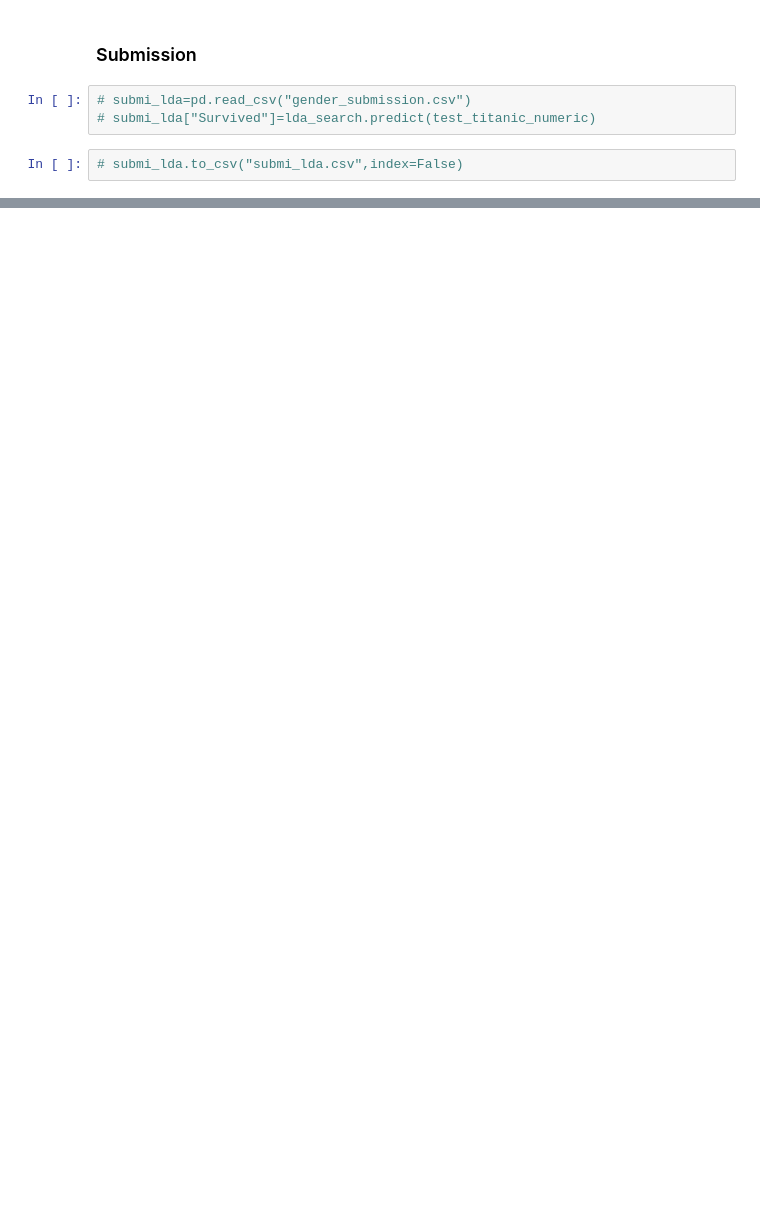
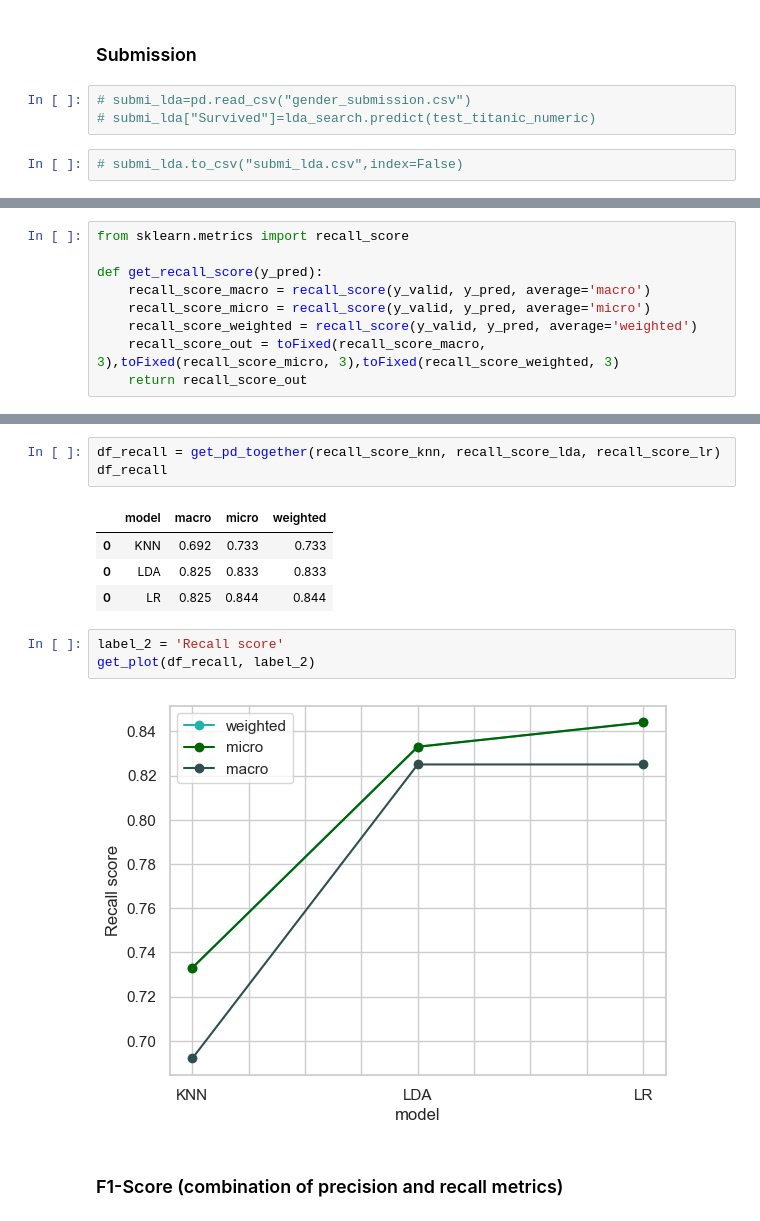
Before and after one commit to AdvancedGroupBootcamp/ai_marie_alex_moussa, a Jupyter notebook: MiniProject 3(Sample_Performance).ipynb, the cells around one changed output, grey strips where cells are left out. Cells and saved outputs as stored; diff of their text form; blank space fills up the shorter version.

```diff
--- a/MiniProject 3(Sample_Performance).ipynb
+++ b/MiniProject 3(Sample_Performance).ipynb
@@ -583,0 +580,9 @@ roc auc score knn  0.635
+# %%
+from sklearn.metrics import recall_score
+
+def get_recall_score(y_pred):
+    recall_score_macro = recall_score(y_valid, y_pred, average='macro')
+    recall_score_micro = recall_score(y_valid, y_pred, average='micro')
+    recall_score_weighted = recall_score(y_valid, y_pred, average='weighted')
+    recall_score_out = toFixed(recall_score_macro, 3),toFixed(recall_score_micro, 3),toFixed(recall_score_weighted, 3)
+    return recall_score_out
@@ -583,0 +601,15 @@ roc auc score knn  0.635
+# %%
+df_recall = get_pd_together(recall_score_knn, recall_score_lda, recall_score_lr)
+df_recall
+# %% [output]
+|  | model | macro | micro | weighted |
+| 0 | KNN | 0.692 | 0.733 | 0.733 |
+| 0 | LDA | 0.825 | 0.833 | 0.833 |
+| 0 | LR | 0.825 | 0.844 | 0.844 |
+# %%
+label_2 = 'Recall score'
+get_plot(df_recall, label_2)
+# %% [output]
+[figure, added]
+# %% [markdown]
+### F1-Score (combination of precision and recall metrics)
```
Also changed, not shown: parts of 84 cells of this notebook.
